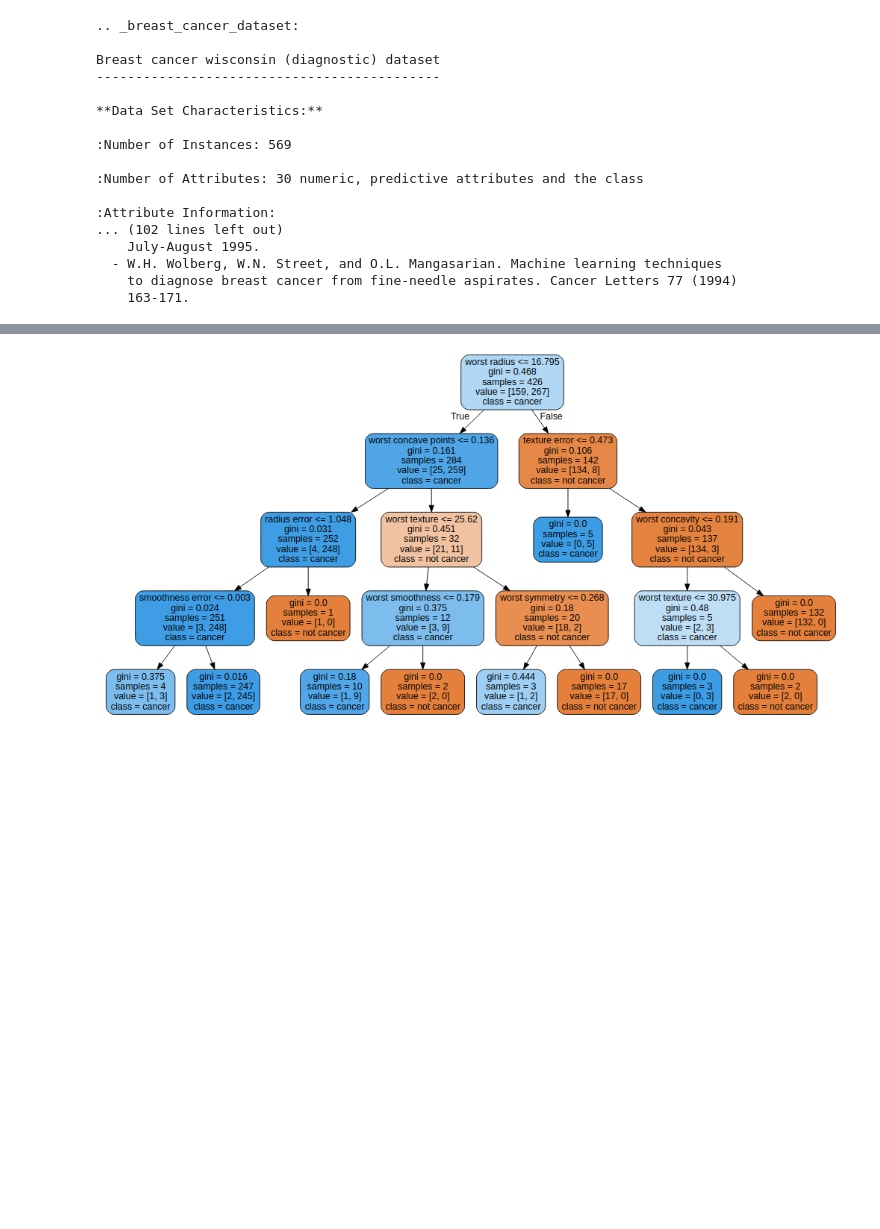
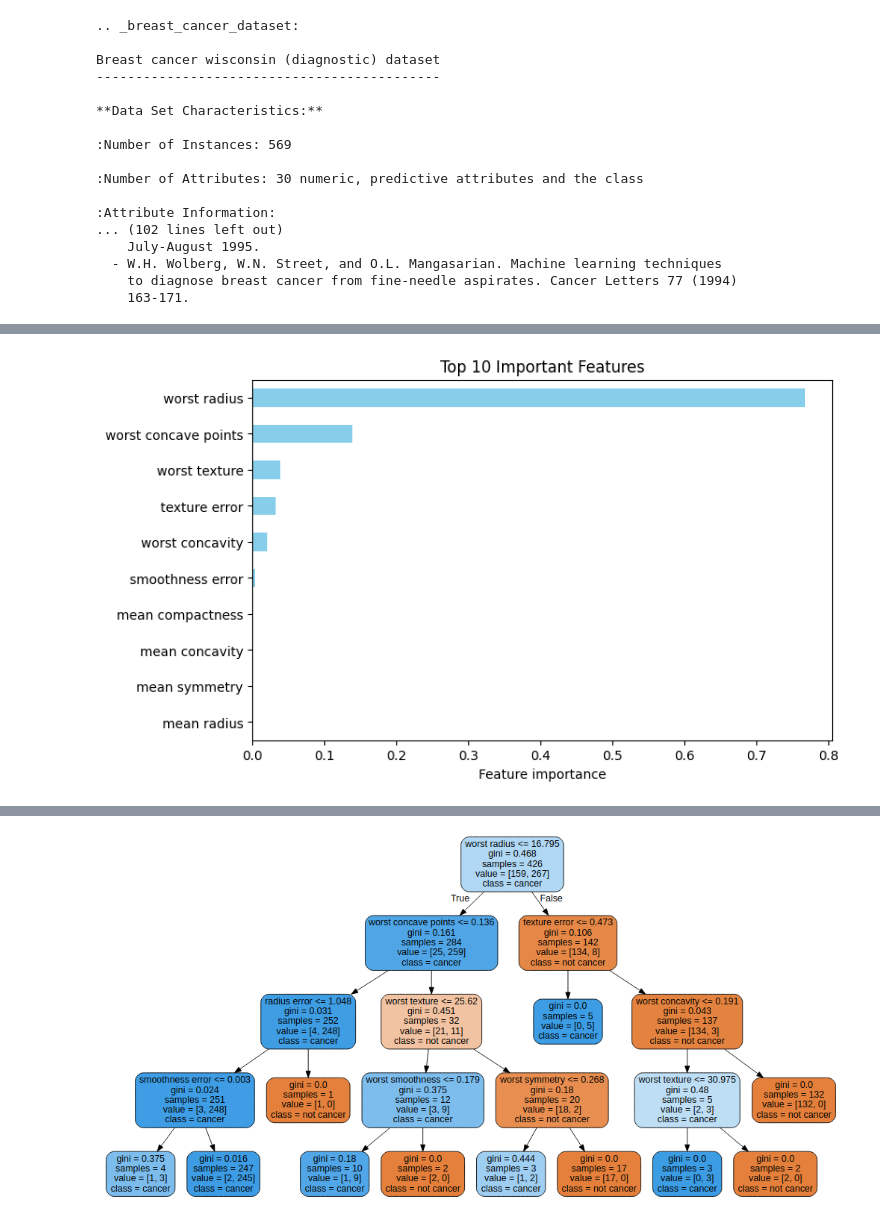
Before and after one commit to Oskar-Strand/DAT158, a Jupyter notebook: notebooks/DAT158-2.3-Decision_trees.ipynb, the cells around one changed output, grey strips where cells are left out. Cells and saved outputs as stored; diff of their text form; code cells hidden in the pictures; blank space fills up the shorter version.

```diff
--- a/notebooks/DAT158-2.3-Decision_trees.ipynb
+++ b/notebooks/DAT158-2.3-Decision_trees.ipynb
@@ -737,0 +819,8 @@ Breast cancer wisconsin (diagnostic) dataset
+# %%
+tree_clf = DecisionTreeClassifier(max_depth=best_depth, random_state=seed)
+tree_clf.fit(X_trainval, y_trainval)
+
+importances = pd.Series(tree_clf.feature_importances_, index=feature_names)
+importances = importances.sort_values(ascending=False)
+print("Top 10 important features:")
+print(importances.head(10))
@@ -737,0 +840,9 @@ Breast cancer wisconsin (diagnostic) dataset
+# %%
+plt.figure(figsize=(8, 5))
+importances.head(10).plot(kind='barh', color='skyblue')
+plt.gca().invert_yaxis()
+plt.xlabel("Feature importance")
+plt.title("Top 10 Important Features")
+plt.show()
+# %% [output]
+[figure, added]
```
Also changed, not shown: parts of 6 cells of this notebook.
